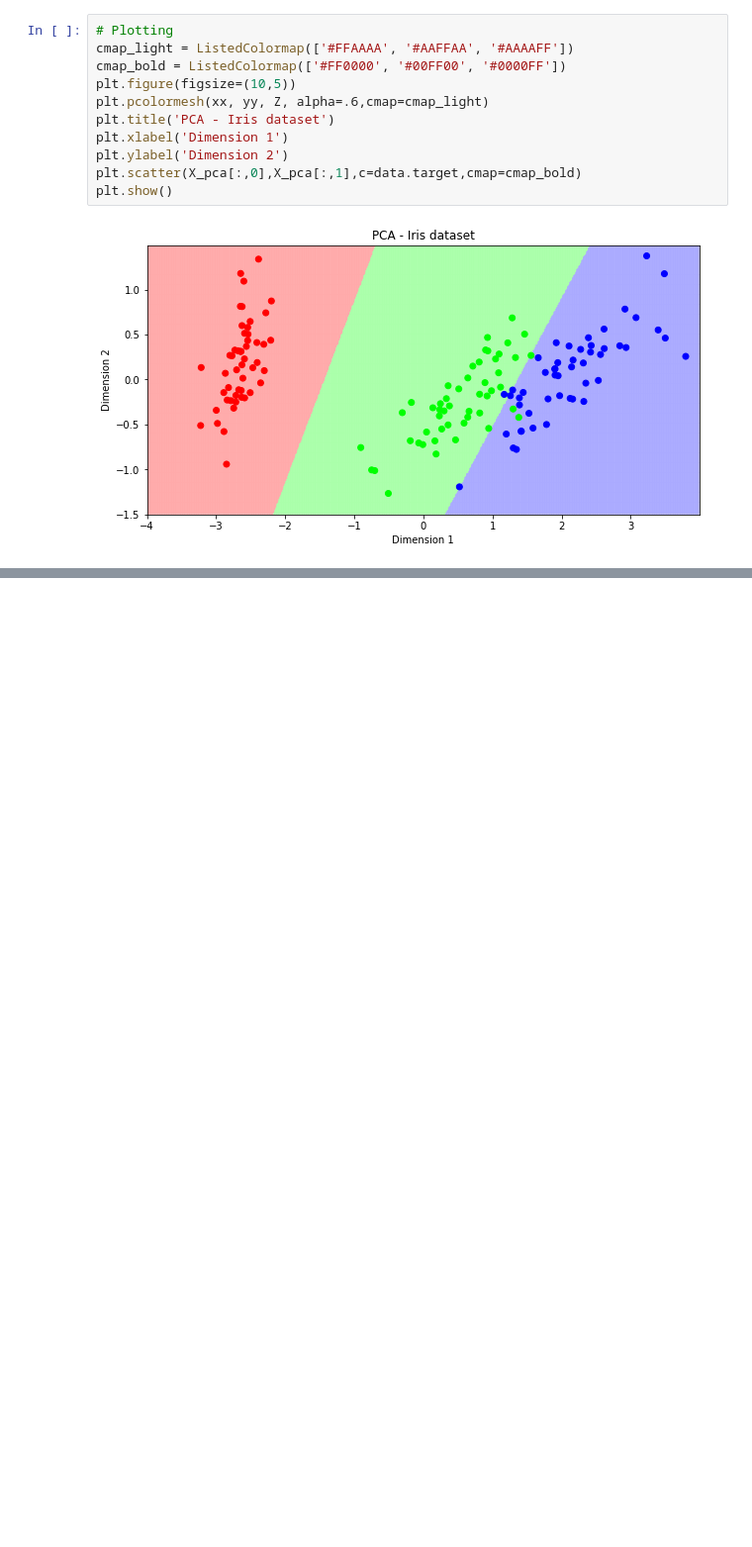
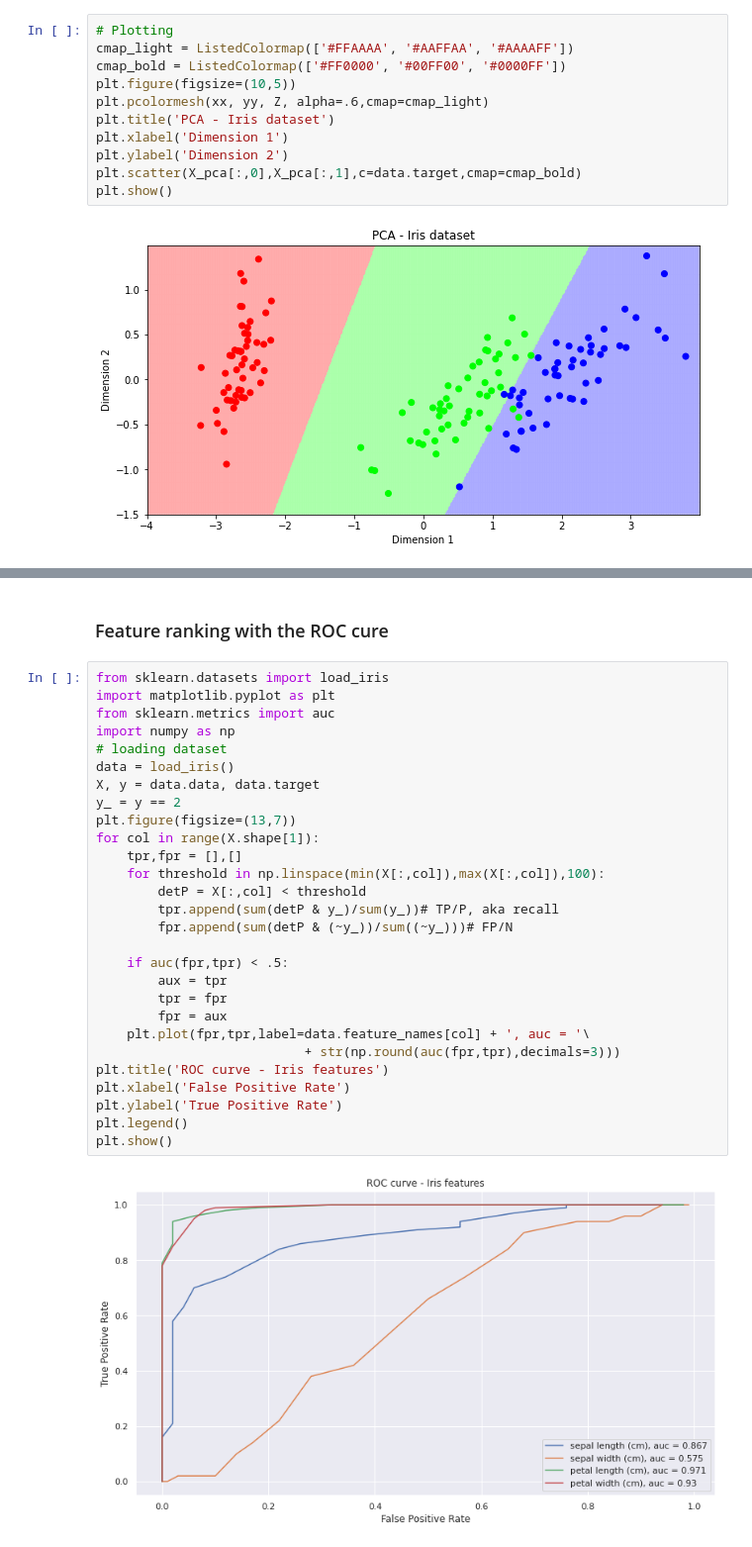
Before and after one commit to jumbokh/ML-Class, a Jupyter notebook: notebooks/PCA_ex.ipynb, the cells around one changed output, grey strips where cells are left out. Shown at 99% size. Saved outputs shown, nothing was run; the diff lists cells and outputs as text; blank space fills up the shorter version.

```diff
--- a/notebooks/PCA_ex.ipynb
+++ b/notebooks/PCA_ex.ipynb
@@ -44,0 +118,32 @@ plt.show()
+# %% [markdown]
+### Feature ranking with the ROC cure
+# %%
+from sklearn.datasets import load_iris
+import matplotlib.pyplot as plt
+from sklearn.metrics import auc
+import numpy as np
+# loading dataset
+data = load_iris()
+X, y = data.data, data.target
+y_ = y == 2
+plt.figure(figsize=(13,7))
+for col in range(X.shape[1]):
+    tpr,fpr = [],[]
+    for threshold in np.linspace(min(X[:,col]),max(X[:,col]),100):
+        detP = X[:,col] < threshold
+        tpr.append(sum(detP & y_)/sum(y_))# TP/P, aka recall
+        fpr.append(sum(detP & (~y_))/sum((~y_)))# FP/N
+
+    if auc(fpr,tpr) < .5:
+        aux = tpr
+        tpr = fpr
+        fpr = aux
+    plt.plot(fpr,tpr,label=data.feature_names[col] + ', auc = '\
+                           + str(np.round(auc(fpr,tpr),decimals=3)))
+plt.title('ROC curve - Iris features')
+plt.xlabel('False Positive Rate')
+plt.ylabel('True Positive Rate')
+plt.legend()
+plt.show()
+# %% [output]
+[figure, added]
```
Also changed, not shown: parts of 8 cells of this notebook.
